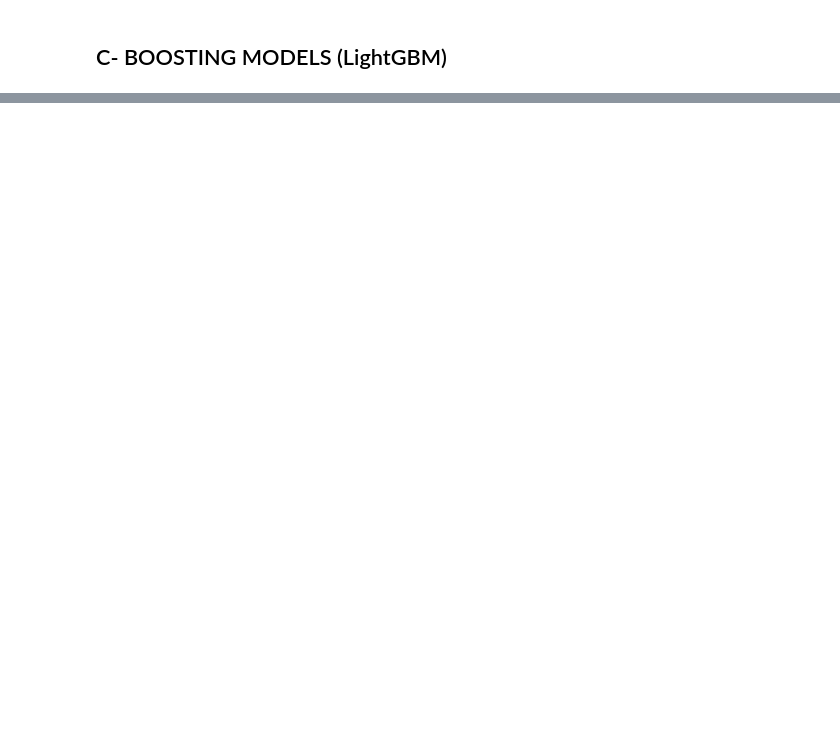
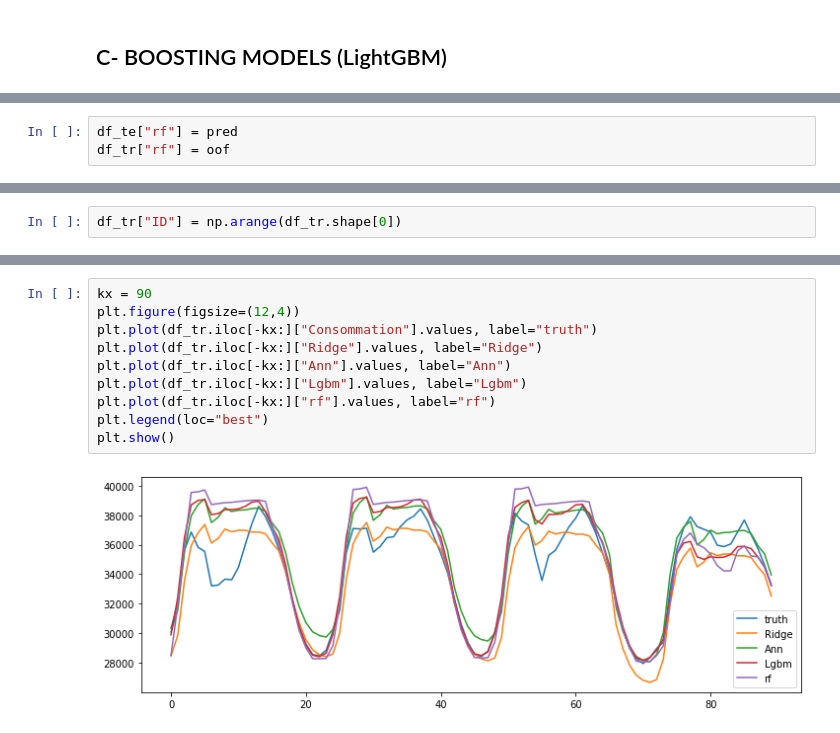
Before and after one commit to Ulrich777/EDSC-CHALLENGE-2021, a Jupyter notebook: Tutoriel.ipynb, the cells around one changed output, grey strips where cells are left out. Saved outputs shown, nothing was run; the diff lists cells and outputs as text; blank space fills up the shorter version.

```diff
--- a/Tutoriel.ipynb
+++ b/Tutoriel.ipynb
@@ -124,0 +402,3 @@ df_te[["Date","Heure","Consommation"]].to_csv("./subs/ols.csv", index=False)
+# %%
+df_te["rf"] = pred
+df_tr["rf"] = oof
@@ -124,0 +409,2 @@ df_te[["Date","Heure","Consommation"]].to_csv("./subs/ols.csv", index=False)
+# %%
+df_tr["ID"] = np.arange(df_tr.shape[0])
@@ -124,0 +428,12 @@ df_te[["Date","Heure","Consommation"]].to_csv("./subs/ols.csv", index=False)
+# %%
+kx = 90
+plt.figure(figsize=(12,4))
+plt.plot(df_tr.iloc[-kx:]["Consommation"].values, label="truth")
+plt.plot(df_tr.iloc[-kx:]["Ridge"].values, label="Ridge")
+plt.plot(df_tr.iloc[-kx:]["Ann"].values, label="Ann")
+plt.plot(df_tr.iloc[-kx:]["Lgbm"].values, label="Lgbm")
+plt.plot(df_tr.iloc[-kx:]["rf"].values, label="rf")
+plt.legend(loc="best")
+plt.show()
+# %% [output]
+[figure, added]
```
Also changed, not shown: parts of 24 cells of this notebook.
